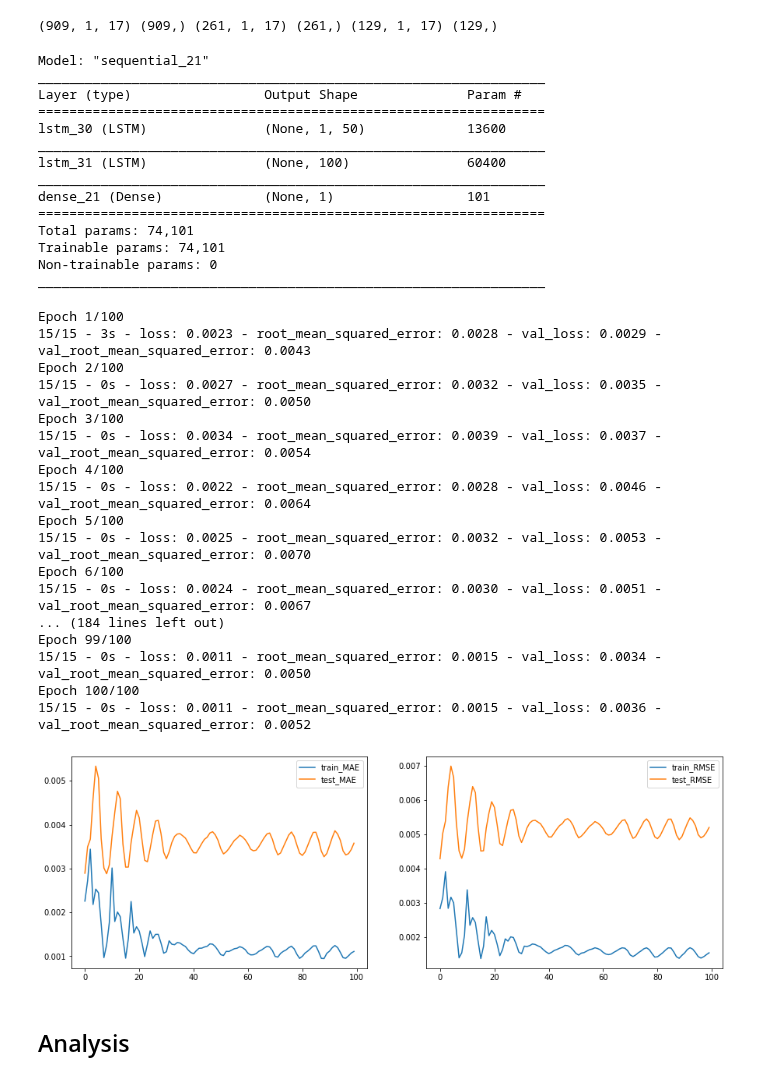
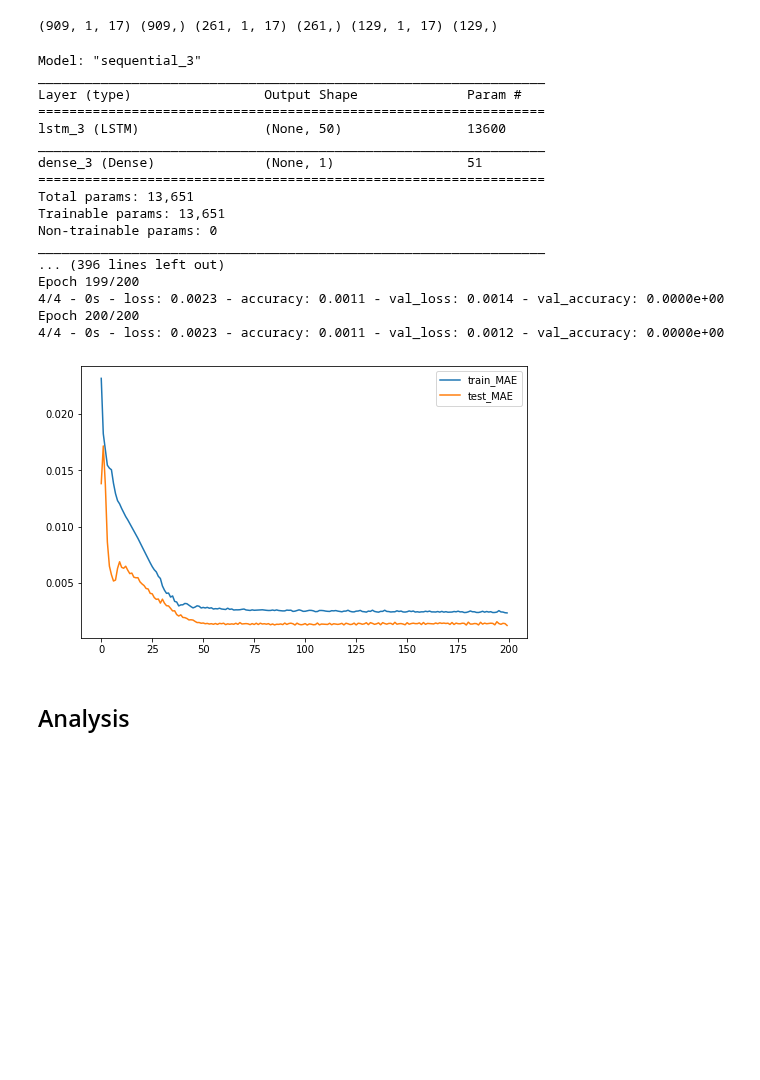
Before and after one commit to TLChilton/Senior_Capstone, a Jupyter notebook: LSTMsentimentanalysisDoge.ipynb, the cells around one changed output. Cells and saved outputs as stored; diff of their text form; code cells hidden in the pictures; blank space fills up the shorter version.

```diff
--- a/LSTMsentimentanalysisDoge.ipynb
+++ b/LSTMsentimentanalysisDoge.ipynb
@@ -237,67 +250,39 @@ print(train_X.shape, train_y.shape, test_X.shape, test_y.shape, predict_X.shape,
 # %%
-# design network
-from tensorflow.keras import Sequential
-from tensorflow.keras.layers import Dense, LSTM, Dropout, TimeDistributed, Activation
-from tensorflow.keras.metrics import RootMeanSquaredError
+model = Sequential()
+model.add(LSTM(50, input_shape=(train_X.shape[1], train_X.shape[2]), return_sequences=False))
+#model.add(LSTM(50, activation="relu",return_sequences=False))
+model.add(Dense(1, activation="linear", kernel_constraint=NonNeg()))
 
-model = Sequential()
-model.add(LSTM(50, input_shape=(train_X.shape[1], train_X.shape[2]), return_sequences=True))
-model.add(LSTM(100, return_sequences=False))
-model.add(Dense(1, activation='linear'))
+model.compile(loss='mae', optimizer='adam', metrics=['accuracy'])
+model.summary()
 
-model.compile(
-    loss='mae',
-    optimizer='adam',
-    metrics=[RootMeanSquaredError()])
-model.summary()
+# fit network
+history = model.fit(train_X, train_y, epochs=200, batch_size=280, validation_data=(test_X, test_y), verbose=2, shuffle=False)
+# plot history
+pyplot.figure(figsize=(8,5))
+pyplot.plot(history.history['loss'], label='train_MAE')
+pyplot.plot(history.history['val_loss'], label='test_MAE')
+pyplot.legend()
+pyplot.show()
 # %% [output]
-Model: "sequential_21"
+Model: "sequential_3"
 _________________________________________________________________
 Layer (type)                 Output Shape              Param #
 =================================================================
-lstm_30 (LSTM)               (None, 1, 50)             13600
+lstm_3 (LSTM)                (None, 50)                13600
 _________________________________________________________________
-lstm_31 (LSTM)               (None, 100)               60400
-_________________________________________________________________
-dense_21 (Dense)             (None, 1)                 101
+dense_3 (Dense)              (None, 1)                 51
 =================================================================
-Total params: 74,101
-Trainable params: 74,101
+Total params: 13,651
+Trainable params: 13,651
 Non-trainable params: 0
 _________________________________________________________________
+... (396 lines left out)
+Epoch 199/200
+4/4 - 0s - loss: 0.0023 - accuracy: 0.0011 - val_loss: 0.0014 - val_accuracy: 0.0000e+00
+Epoch 200/200
+4/4 - 0s - loss: 0.0023 - accuracy: 0.0011 - val_loss: 0.0012 - val_accuracy: 0.0000e+00
+[figure, added]
-# %%
-# fit network
-history = model.fit(train_X, train_y, epochs=100, batch_size=64, validation_data=(test_X, test_y), verbose=2, shuffle=False)
-# plot history
-pyplot.figure(figsize=(15,5))
-pyplot.subplot(1, 2, 1)
-pyplot.plot(history.history['loss'], label='train_MAE')
-pyplot.plot(history.history['val_loss'], label='test_MAE')
-pyplot.legend()
-pyplot.subplot(1, 2, 2)
-pyplot.plot(history.history['root_mean_squared_error'], label='train_RMSE')
-pyplot.plot(history.history['val_root_mean_squared_error'], label='test_RMSE')
-pyplot.legend()
-pyplot.show()
-# %% [output]
-Epoch 1/100
-15/15 - 3s - loss: 0.0023 - root_mean_squared_error: 0.0028 - val_loss: 0.0029 - val_root_mean_squared_error: 0.0043
-Epoch 2/100
-15/15 - 0s - loss: 0.0027 - root_mean_squared_error: 0.0032 - val_loss: 0.0035 - val_root_mean_squared_error: 0.0050
-Epoch 3/100
-15/15 - 0s - loss: 0.0034 - root_mean_squared_error: 0.0039 - val_loss: 0.0037 - val_root_mean_squared_error: 0.0054
-Epoch 4/100
-15/15 - 0s - loss: 0.0022 - root_mean_squared_error: 0.0028 - val_loss: 0.0046 - val_root_mean_squared_error: 0.0064
-Epoch 5/100
-15/15 - 0s - loss: 0.0025 - root_mean_squared_error: 0.0032 - val_loss: 0.0053 - val_root_mean_squared_error: 0.0070
-Epoch 6/100
-15/15 - 0s - loss: 0.0024 - root_mean_squared_error: 0.0030 - val_loss: 0.0051 - val_root_mean_squared_error: 0.0067
-... (184 lines left out)
-Epoch 99/100
-15/15 - 0s - loss: 0.0011 - root_mean_squared_error: 0.0015 - val_loss: 0.0034 - val_root_mean_squared_error: 0.0050
-Epoch 100/100
-15/15 - 0s - loss: 0.0011 - root_mean_squared_error: 0.0015 - val_loss: 0.0036 - val_root_mean_squared_error: 0.0052
-[figure, removed]
 # %% [markdown]
 ## Analysis
 # %%
```
Also changed, not shown: parts of 5 cells of this notebook.
